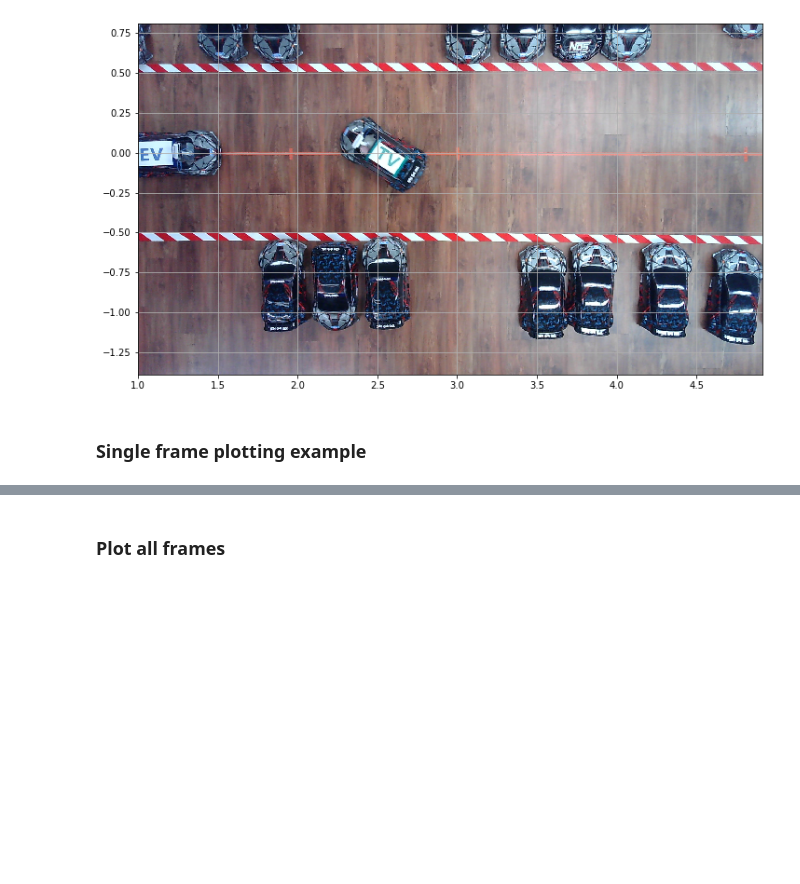
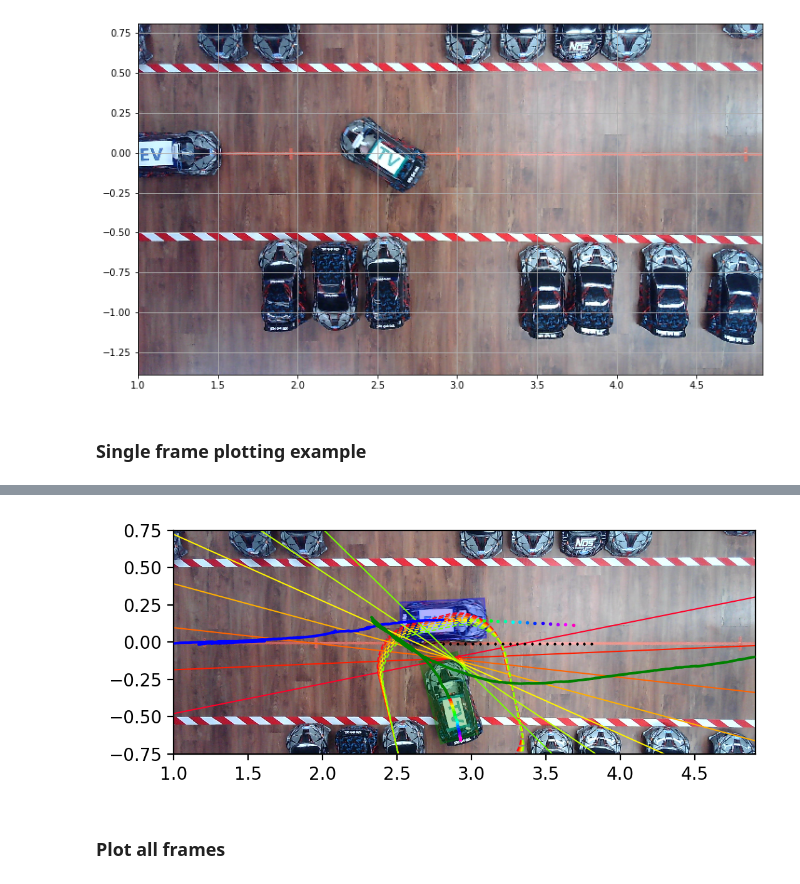
Before and after one commit to XuShenLZ/dataMPC_parking, a Jupyter notebook: bag_processing/video_plotting.ipynb, the cells around one changed output, grey strips where cells are left out. Drawn from its saved outputs; the diff is of its cells as text; code cells hidden in the pictures; blank space fills up the shorter version.

```diff
--- a/bag_processing/video_plotting.ipynb
+++ b/bag_processing/video_plotting.ipynb
@@ -125,3 +75,73 @@ traj_fig.savefig(fig_name, transparent=True)
+# %%
+import matplotlib
+from matplotlib.transforms import Affine2D
+
+frame_num = 1000
+image, t, frame_num, data = vid_reader.get_frame(frame_idx=frame_num)
+
+# time = 15.4
+# image, t, frame_num, data = vid_reader.get_frame(time=time)
+
+EV_x_offset = -0.05
+EV_y_offset = -0.01
+TV_x_offset = 0.0
+TV_y_offset = 0.0
+
+EV_L = vid_reader.EV_L + 0.05
+EV_W = vid_reader.EV_W
+TV_L = vid_reader.TV_L + 0.05
+TV_W = vid_reader.TV_W
+
+N = vid_reader.N
+c = [matplotlib.cm.get_cmap('gist_rainbow')(i*(1./(N-1))) for i in range(N)]
+
+image_ratio = image.shape[1]/image.shape[0]
+image_y = np.array([-1.25, 0.7])
+image_x = (image_y[1]-image_y[0])*image_ratio + 1.0
+
+EV_car = matplotlib.patches.Rectangle((-0.5*EV_L,-0.5*EV_W), EV_L, EV_W, color='blue', alpha=0.3)
+TV_car = matplotlib.patches.Rectangle((-0.5*TV_L,-0.5*TV_W), TV_L, TV_W, color='green', alpha=0.3)
+
+traj_fig = plt.figure(dpi=200)
+traj_ax = traj_fig.gca()
+traj_ax.imshow(image, extent=(image_x_coords[0],image_x_coords[1],image_y_coords[0],image_y_coords[1]))
+
+# traj_ax.add_patch(EV_car)
+# EV_car.set_xy((data['ev_state'][-1,0]+EV_x_offset-EV_L/2, data['ev_state'][-1,1]+EV_y_offset-EV_W/2))
+# R = Affine2D().rotate_around(data['ev_state'][-1,0]+EV_x_offset, data['ev_state'][-1,1]+EV_y_offset, data['ev_state'][-1,2]) + traj_ax.transData
+# EV_car.set_transform(R)
+
+# traj_ax.add_patch(TV_car)
+# TV_car.set_xy((data['tv_state'][-1,0]+TV_x_offset-TV_L/2, data['tv_state'][-1,1]+TV_y_offset-TV_W/2))
+# R = Affine2D().rotate_around(data['tv_state'][-1,0]+TV_x_offset, data['tv_state'][-1,1]+TV_y_offset, data['tv_state'][-1,2]) + traj_ax.transData
+# TV_car.set_transform(R)
+
+for i in range(N):
+    if data['crit_region'][i]:
+        traj_ax.plot(data['coll_bound'][i][:,0] + TV_x_offset, data['coll_bound'][i][:,1] + TV_y_offset, '--', c=c[i], linewidth=0.75)
+        traj_ax.plot(data['hyp'][i]['pos'][0] + TV_x_offset, data['hyp'][i]['pos'][1] + TV_y_offset, 'o', c=c[i], markersize=1.5, markeredgecolor=c[i], markerfacecolor='w', markeredgewidth=0.5)
+        hyp_x = np.array(map_bounds[:2])
+        hyp_y = (-data['hyp'][i]['w'][0]*hyp_x+data['hyp'][i]['b'])/data['hyp'][i]['w'][1]
+        traj_ax.plot(hyp_x + TV_x_offset, hyp_y + TV_y_offset, c=c[i], linewidth=0.75)
+    traj_ax.plot(data['ev_pred'][i,0] + EV_x_offset, data['ev_pred'][i,1] + EV_y_offset, 'o', c=c[i], markersize=1)
+    traj_ax.plot(data['tv_pred'][i,0] + TV_x_offset, data['tv_pred'][i,1] + TV_y_offset, 'o', c=c[i], markersize=1)
+
+
+traj_ax.plot(data['ev_state'][:,0] + EV_x_offset, data['ev_state'][:,1] + EV_y_offset, linewidth=1.5, color='b', label="EV", zorder=5)
+traj_ax.plot(data['ev_ref'][:,0] + EV_x_offset, data['ev_ref'][:,1] + EV_y_offset, 'kx', markersize=1)
+traj_ax.plot(data['tv_state'][:,0] + TV_x_offset, data['tv_state'][:,1] + TV_y_offset, linewidth=1.5, color='g', label="TV", zorder=5)
+
+traj_ax.set_xlim(image_x_coords)
+traj_ax.set_ylim([-0.75, 0.75])
+traj_ax.set_aspect('equal')
+
+plt.draw()
+plt.show()
+
+fig_name = os.path.join(OUT_DIR, 'video_overlay' + str(frame_num) + '.png')
+traj_fig.savefig(fig_name, transparent=True)
+# %% [output]
+[figure, added]
 # %% [markdown]
 ### Plot all frames
 # %%
```
Also changed, not shown: parts of 2 cells of this notebook, 1 other file.
